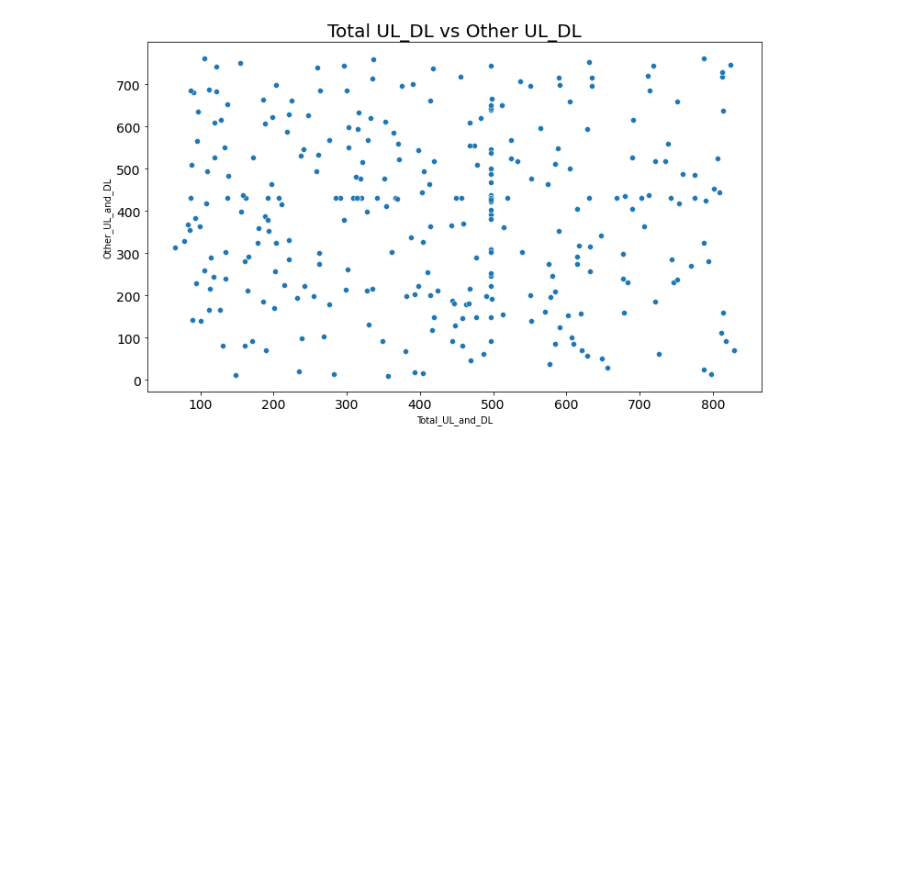
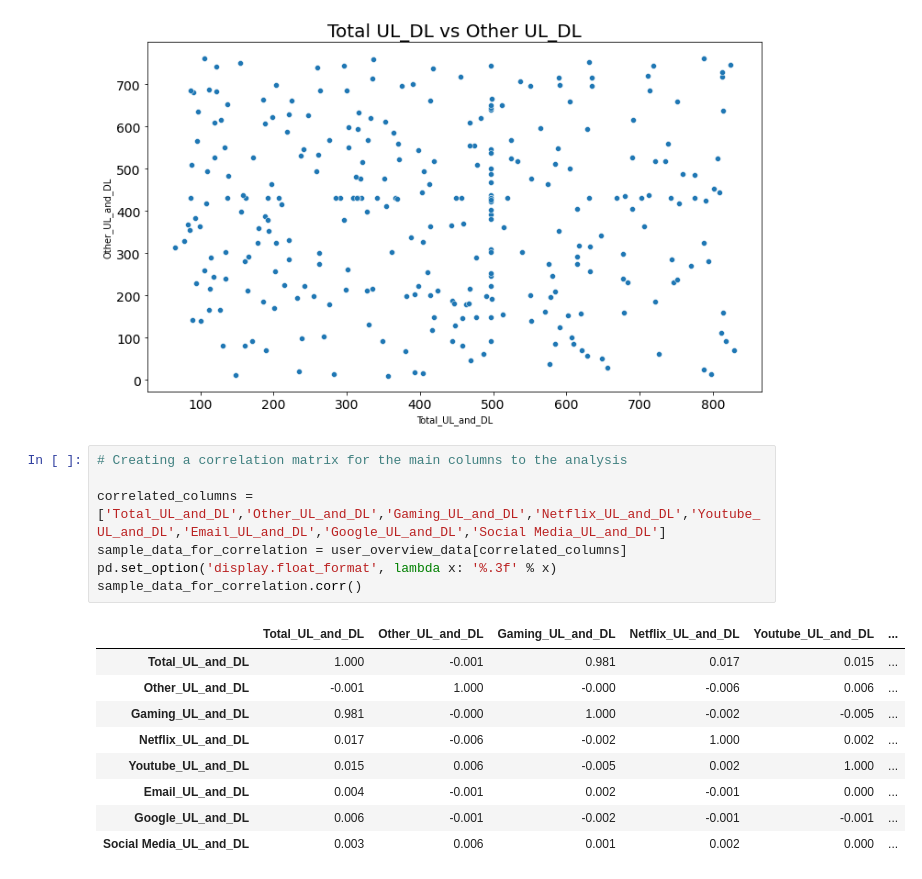
Before and after one commit to Micky373/Telecom_user_analytics, a Jupyter notebook: notebooks/user_overview_analysis.ipynb, the cells around one changed output. Saved outputs shown, nothing was run; the diff lists cells and outputs as text; blank space fills up the shorter version.

Commit message:
Create a correlation matrix

```diff
--- a/notebooks/user_overview_analysis.ipynb
+++ b/notebooks/user_overview_analysis.ipynb
@@ -685,3 +685,20 @@ plot_scatter(user_overview_data.sample(300), x_col="Total_UL_and_DL", y_col="Gam
 plot_scatter(user_overview_data.sample(300), x_col="Total_UL_and_DL", y_col="Other_UL_and_DL", title="Total UL_DL vs Other UL_DL")
 # %% [output]
 [figure]
+# %%
+# Creating a correlation matrix for the main columns to the analysis
+
+correlated_columns = ['Total_UL_and_DL','Other_UL_and_DL','Gaming_UL_and_DL','Netflix_UL_and_DL','Youtube_UL_and_DL','Email_UL_and_DL','Google_UL_and_DL','Social Media_UL_and_DL']
+sample_data_for_correlation = user_overview_data[correlated_columns]
+pd.set_option('display.float_format', lambda x: '%.3f' % x)
+sample_data_for_correlation.corr()
+# %% [output]
+|  | Total_UL_and_DL | Other_UL_and_DL | Gaming_UL_and_DL | Netflix_UL_and_DL | Youtube_UL_and_DL | ... |
+| Total_UL_and_DL | 1.000 | -0.001 | 0.981 | 0.017 | 0.015 | ... |
+| Other_UL_and_DL | -0.001 | 1.000 | -0.000 | -0.006 | 0.006 | ... |
+| Gaming_UL_and_DL | 0.981 | -0.000 | 1.000 | -0.002 | -0.005 | ... |
+| Netflix_UL_and_DL | 0.017 | -0.006 | -0.002 | 1.000 | 0.002 | ... |
+| Youtube_UL_and_DL | 0.015 | 0.006 | -0.005 | 0.002 | 1.000 | ... |
+| Email_UL_and_DL | 0.004 | -0.001 | 0.002 | -0.001 | 0.000 | ... |
+| Google_UL_and_DL | 0.006 | -0.001 | -0.002 | -0.001 | -0.001 | ... |
+| Social Media_UL_and_DL | 0.003 | 0.006 | 0.001 | 0.002 | 0.000 | ... |
```
